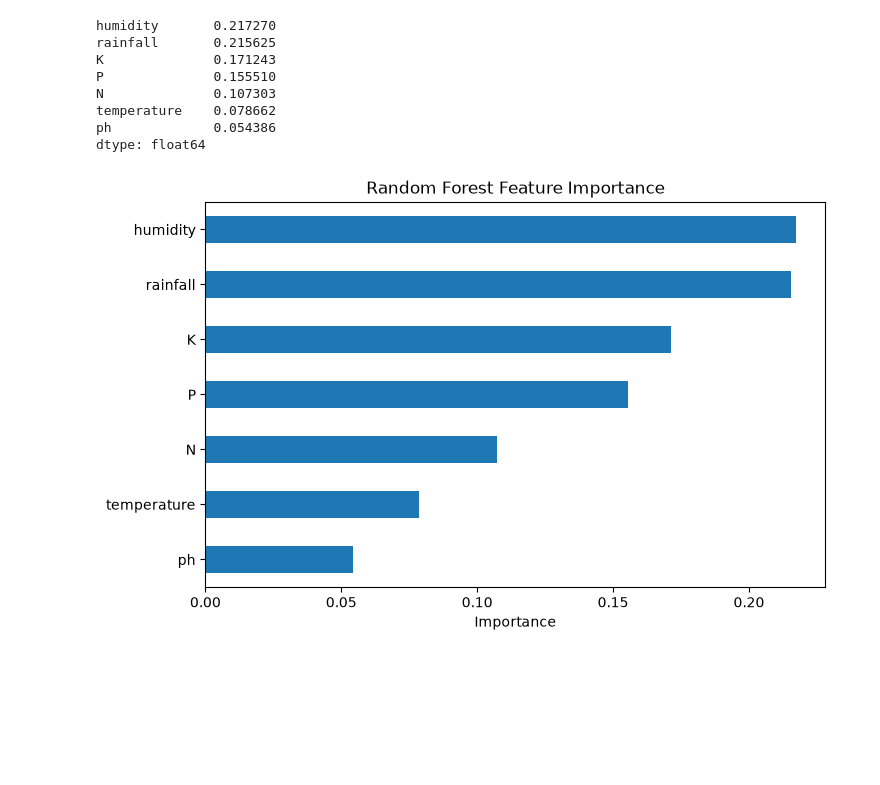
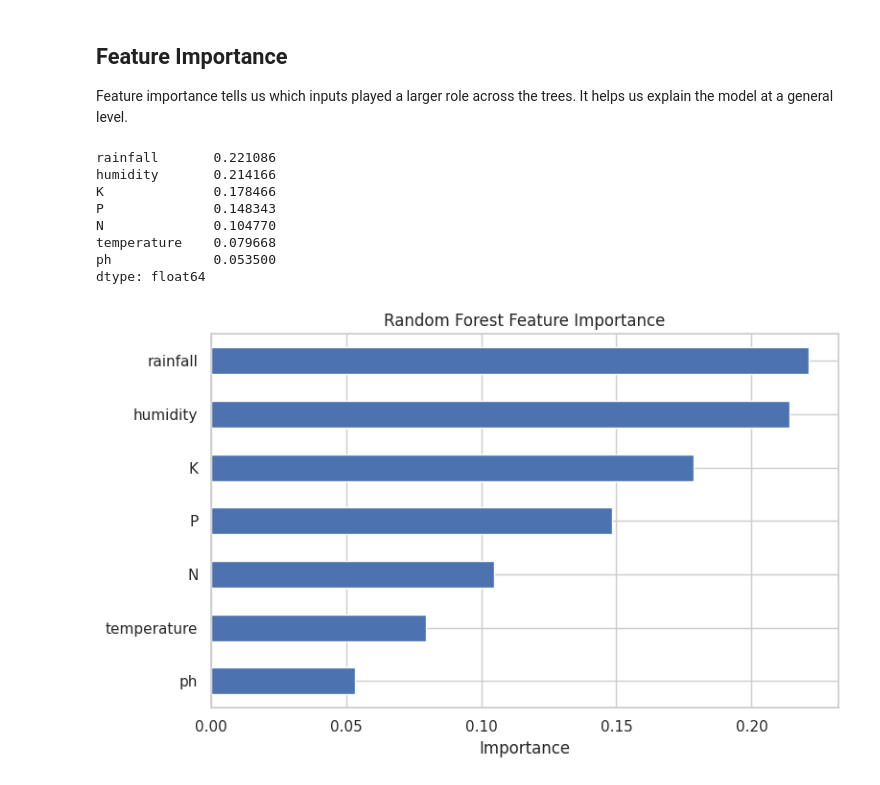
Before and after one commit to Gina-Asang/crop_recommendation_system, a Jupyter notebook: notebooks/Random_forest_model.ipynb, the cells around one changed output. Saved outputs shown, nothing was run; the diff lists cells and outputs as text; code cells hidden in the pictures; blank space fills up the shorter version.

```diff
--- a/notebooks/Random_forest_model.ipynb
+++ b/notebooks/Random_forest_model.ipynb
@@ -41,9 +45,0 @@ Train: (1320, 7) Val: (440, 7) Test: (440, 7)
-# %%
-from sklearn.ensemble import RandomForestClassifier
-
-rf = RandomForestClassifier(
-    n_estimators=100,
-    random_state=RANDOM_STATE
-)
-
-rf.fit(X_train, y_train)
@@ -92,0 +98,9 @@ plt.show()
+# %%
+X_train_final = pd.concat([X_train, X_val])
+y_train_final = pd.concat([y_train, y_val])
+
+rf_model = RandomForestClassifier(n_estimators=best_setting["n_estimators"], max_depth=best_setting["max_depth"], min_samples_leaf=best_setting["min_samples_leaf"], random_state=42)
+rf_model.fit(X_train_final, y_train_final)
+
+print("Final training set:", X_train_final.shape)
+print("Final test set:", X_test.shape)
@@ -93,20 +146,24 @@ plt.show()
+# %% [markdown]
+## Feature Importance
+
+Feature importance tells us which inputs played a larger role across the trees. It helps us explain the model at a general level.
 # %%
-importances = pd.Series(rf.feature_importances_, index=feature_cols).sort_values(ascending=False)
-print(importances)
-
+importance = pd.Series(rf_model.feature_importances_, index=features).sort_values(ascending=False)
+print(importance)
 plt.figure(figsize=(8, 5))
-importances.plot(kind='barh')
-plt.xlabel('Importance')
-plt.title('Random Forest Feature Importance')
-plt.gca().invert_yaxis()
+importance.sort_values().plot(kind="barh")
+plt.title("Random Forest Feature Importance")
+plt.xlabel("Importance")
+plt.tight_layout()
+plt.savefig("../outputs/random_forest_feature_importance.png", dpi=220, bbox_inches="tight")
 plt.show()
 # %% [output]
-humidity       0.217270
-rainfall       0.215625
-K              0.171243
-P              0.155510
-N              0.107303
-temperature    0.078662
-ph             0.054386
+rainfall       0.221086
+humidity       0.214166
+K              0.178466
+P              0.148343
+N              0.104770
+temperature    0.079668
+ph             0.053500
 dtype: float64
-[figure, old version]
+[figure, new version]
```
Also changed, not shown: parts of 19 cells of this notebook, 29 other files.
